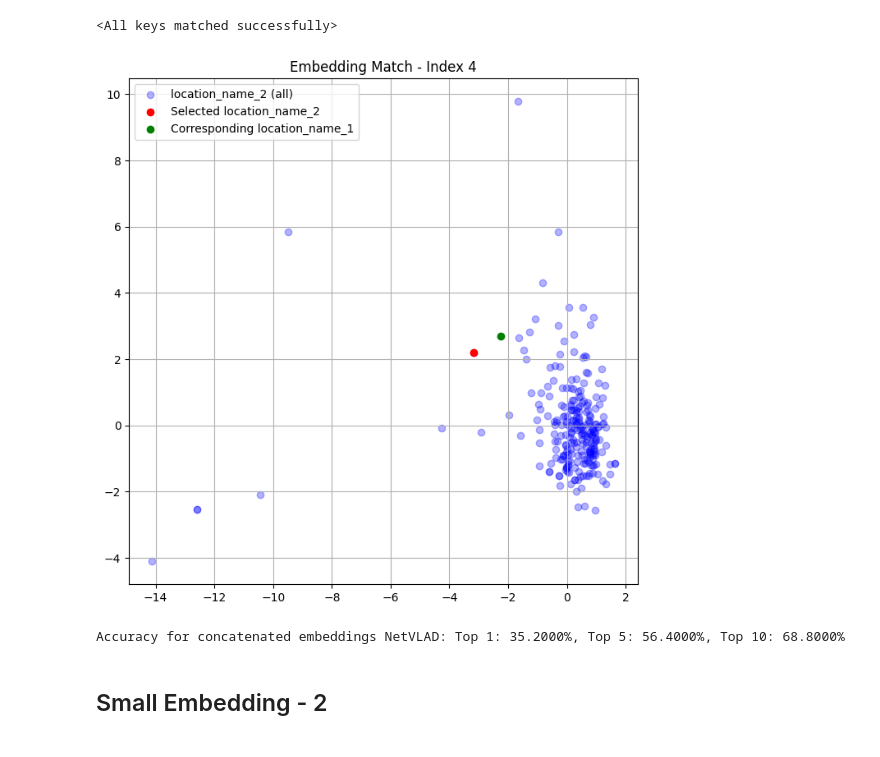
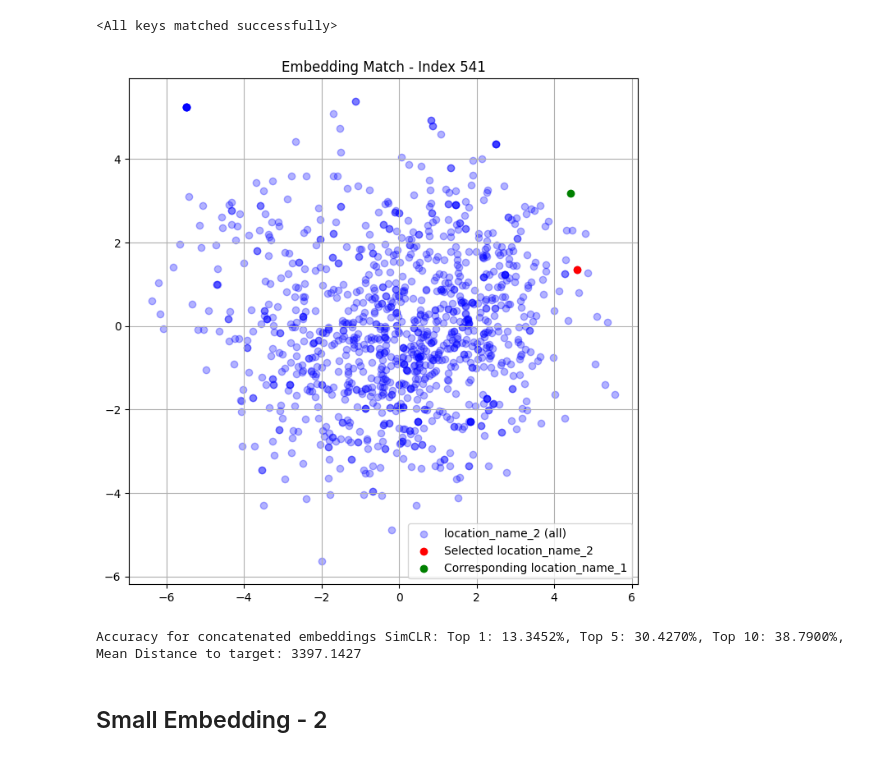
Before and after one commit to MatTheTab/scene-matching, a Jupyter notebook: SimCLR_3_views.ipynb, the cells around one changed output. Saved outputs shown, nothing was run; the diff lists cells and outputs as text; code cells hidden in the pictures.

Commit message:
Add fine tuning

```diff
--- a/SimCLR_3_views.ipynb
+++ b/SimCLR_3_views.ipynb
@@ -81,0 +84,6 @@ Model weights saved to models/simclr_weights_large_views_3.pth
+# %%
+data_df = pd.read_csv("data/nearest_places_mapping.csv")
+data_df = data_df.sample(frac=1).reset_index(drop=True)
+train_df = data_df.head(int(len(data_df)*0.75))
+test_df = data_df.tail(int(len(data_df)*0.25))
+del data_df
@@ -82,7 +151,7 @@ Model weights saved to models/simclr_weights_large_views_3.pth
 # %% [markdown]
 ### Results
 # %%
-model_path = "models/simclr_weights_large_views_3.pth"
+model_path = "models/simclr_weights_large_views_3_fine_tuned.pth"
 model = SimCLR_pl(EMBEDDING_SIZE_LARGE, MLP_DIM, use_adapter=False)
 model.load_state_dict(torch.load(model_path))
 # %% [output]
@@ -94,13 +159,13 @@ data_df = data_df.head(250)
 # %%
 transform = TestAugment(img_size=224)
-plot_embedding_match_2d(model, data_df.copy(), base_path='Eynsham/Images', device=device, batch_size=BATCH_SIZE, transform = transform, num_views=3)
+plot_embedding_match_2d(model, test_df.copy(), base_path='Eynsham/Images', device=device, batch_size=BATCH_SIZE, transform = transform, num_views=3)
 # %% [output]
-[figure, old version]
+[figure, new version]
 # %%
-top1small, top5small, top10small, distance = evaluate_embedding_accuracy(model, data_df, base_path='Eynsham/Images', transform=transform)
-print(f"Accuracy for concatenated embeddings NetVLAD: Top 1: {top1small*100:.4f}%, Top 5: {top5small*100:.4f}%, Top 10: {top10small*100:.4f}%, Mean Distance to target: {distance:.4f}")
+top1small, top5small, top10small, distance = evaluate_embedding_accuracy(model, test_df, base_path='Eynsham/Images', transform=transform, num_views=3)
+print(f"Accuracy for concatenated embeddings SimCLR: Top 1: {top1small*100:.4f}%, Top 5: {top5small*100:.4f}%, Top 10: {top10small*100:.4f}%, Mean Distance to target: {distance:.4f}")
 # %% [output]
-Accuracy for concatenated embeddings NetVLAD: Top 1: 35.2000%, Top 5: 56.4000%, Top 10: 68.8000%
+Accuracy for concatenated embeddings SimCLR: Top 1: 13.3452%, Top 5: 30.4270%, Top 10: 38.7900%, Mean Distance to target: 3397.1427
 # %% [markdown]
 ## Small Embedding - 2
 # %%
```
Also changed, not shown: parts of 15 cells of this notebook, 17 other files.
